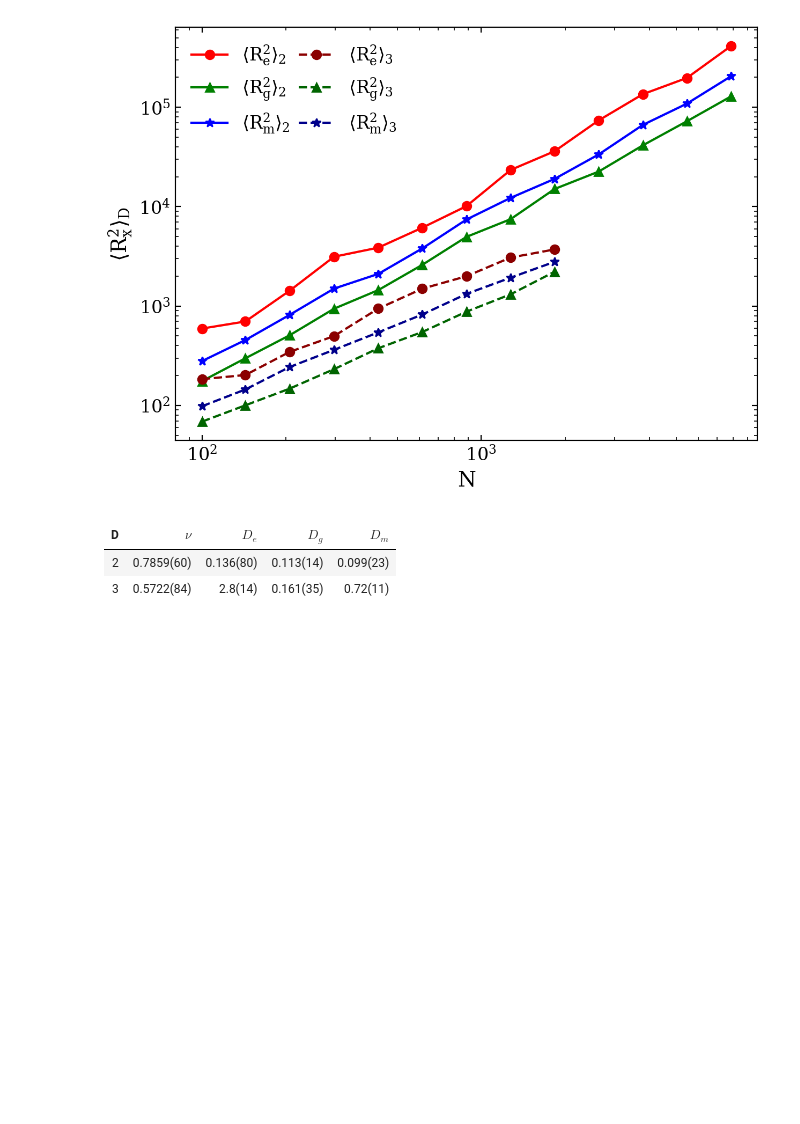
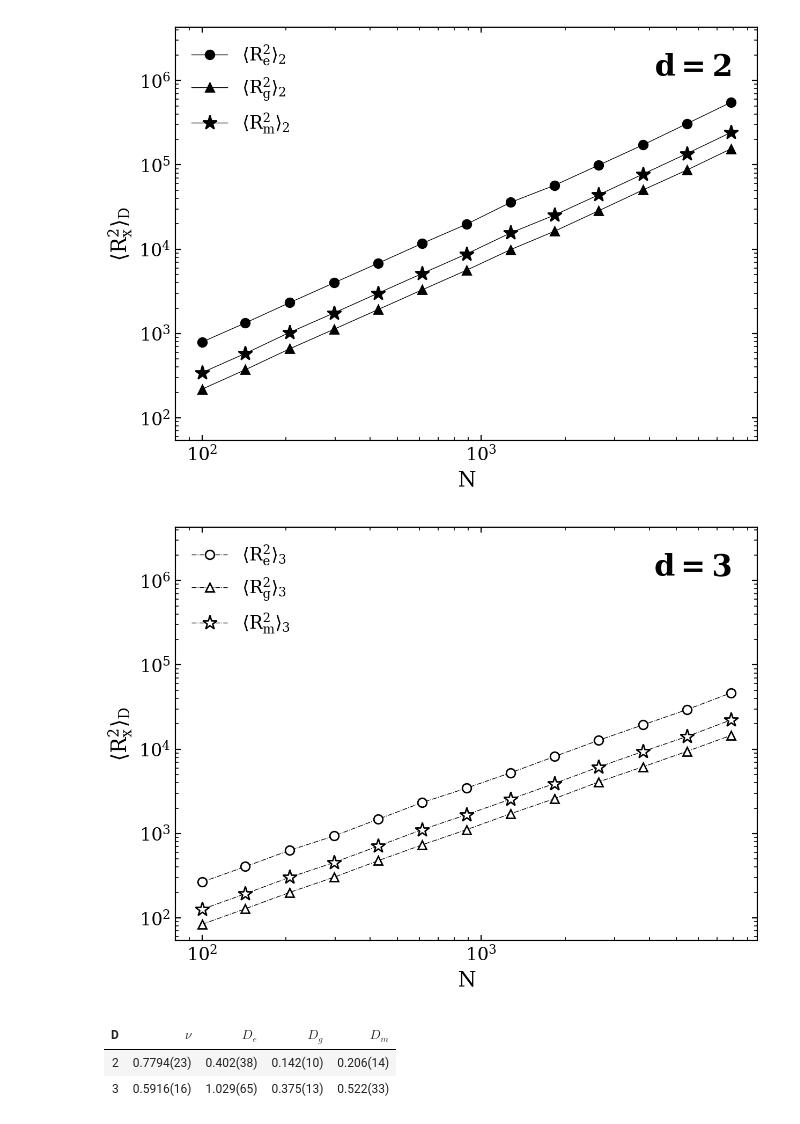
Before and after one commit to youngsm/polymers, a Jupyter notebook: notebooks/experiment_analysis.ipynb, the cells around one changed output. Drawn from its saved outputs; the diff is of its cells as text; code cells hidden in the pictures; blank space fills up the shorter version.

Commit message:
Add final experimental results

```diff
--- a/notebooks/experiment_analysis.ipynb
+++ b/notebooks/experiment_analysis.ipynb
@@ -53,30 +51,36 @@ d3_files = sorted(glob('dimer_d3*.csv'))
 d2_data = read_data(d2_files)
 d3_data = read_data(d3_files)
 # %%
-plt.figure(figsize=(7,5),dpi=200)
 def darken(color, amount=0.5):
     import matplotlib.colors as mc
     import colorsys
     c = mc.cnames[color]
     c = colorsys.rgb_to_hls(*mc.to_rgb(c))
     return colorsys.hls_to_rgb(c[0], 1 - amount * (1 - c[1]), c[2])
 
 for i,data in enumerate([d2_data,d3_data]):
-    ls = ['-','--'][i]
+    plt.figure(figsize=(7,5),dpi=200)
+    ls = ['-','-.'][i]
     D = [2,3][i]
-    colors = [['red','green','blue'],['darkred','darkgreen', 'darkblue']][i]
+    # colors = [['red','green','blue'],['darkred','darkgreen', 'darkblue']][i]
+    colors = ['k']*3
     marker = ['o', '^', '*']
-    plt.plot(data[:,0],data[:,1],ls,label=f'$\\langle R_e^2 \\rangle_{{{D}}}$', color=colors[0], marker=marker[0])
-    plt.plot(data[:,0],data[:,2],ls,label=f'$\\langle R_g^2 \\rangle_{{{D}}}$', color=colors[1], marker=marker[1])
-    plt.plot(data[:,0],data[:,3],ls,label=f'$\\langle R_m^2 \\rangle_{{{D}}}$', color=colors[2], marker=marker[2])
+    markerfacecolor = [['k']*3,['white', 'white', 'white']][i]
+    plt.plot(data[:,0],data[:,1],ls,label=f'$\\langle R_e^2 \\rangle_{{{D}}}$', color=colors[0], marker=marker[0], markerfacecolor=markerfacecolor[0], lw=0.5)
+    plt.plot(data[:,0],data[:,2],ls,label=f'$\\langle R_g^2 \\rangle_{{{D}}}$', color=colors[1], marker=marker[1], markerfacecolor=markerfacecolor[1], lw=0.5)
+    plt.plot(data[:,0],data[:,3],ls,label=f'$\\langle R_m^2 \\rangle_{{{D}}}$', color=colors[2], marker=marker[2], markerfacecolor=markerfacecolor[2], lw=0.5, markersize=10)
+    plt.xscale('log')
+    plt.yscale('log')
+    plt.ylim(54.10939259283736, 5*854777.3573472024)
+    plt.xlabel('N', fontsize=14)
+    plt.ylabel('$\\langle R_x^2 \\rangle_D$', fontsize=14)
+    plt.legend(frameon=False, fontsize=12, ncols=1, loc='upper left')
+    plt.text(data[:,0].max(), plt.ylim()[1]/2, f'$d={D}$', ha='right', va='top', fontsize=20, fontweight='bold')
+    plt.savefig(f'../data/figures/Rx2_{D}d.pdf', bbox_inches='tight')
+    plt.show()
 # plt.xlim(0,)
 # plt.ylim(0,)
-plt.xscale('log')
-plt.yscale('log')
-plt.xlabel('N', fontsize=14)
-plt.ylabel('$\\langle R_x^2 \\rangle_D$', fontsize=14)
-plt.legend(frameon=False, fontsize=12, ncols=2, columnspacing=0.5)
-plt.show()
 # %% [output]
-[figure, old version]
+[figure, new version]
+[figure, added]
 # %%
@@ -110,16 +113,7 @@ import pandas as pd
 
 
 def to_shorthand(value, uncertainty):
-    """
-    Convert a value with uncertainty to shorthand notation.
-
-    Parameters:
-    value (float): The estimated value.
-    uncertainty (float): The uncertainty in the value.
-
-    Returns:
-    str: The value with uncertainty in shorthand notation.
-    """
+    """ Convert a value with uncertainty to shorthand notation. """
     if uncertainty == 0:
         raise ValueError("Uncertainty cannot be zero.")
 
@@ -132,7 +126,9 @@ def to_shorthand(value, uncertainty):
     int_uncertainty = int(rounded_uncertainty * (10 ** uncertainty_digits))
     return f"{rounded_value}({int_uncertainty})"
 
-"""Make a table of the form
+"""
+Make a table of the form
+
 | D | $\\nu$ | $D_e$ | $D_g$ | $D_m$ |
 |---|--------|-------|-------|-------|
 | 2 |        |       |       |       |
@@ -162,10 +158,10 @@ table['$D_e$'] = Des
 table['$D_g$'] = Dgs
 table['$D_m$'] = Dms
 
-table.to_latex('results.tex', index=False, escape=False)
+table.to_latex('../data/tables/results.tex', index=False, escape=False, column_format='ccccc', bold_rows=True)
 Markdown(table.to_markdown(index=False))
 # %% [output]
 |   D | $\nu$      | $D_e$     | $D_g$     | $D_m$     |
 |----:|:-----------|:----------|:----------|:----------|
-|   2 | 0.7859(60) | 0.136(80) | 0.113(14) | 0.099(23) |
-|   3 | 0.5722(84) | 2.8(14)   | 0.161(35) | 0.72(11)  |
+|   2 | 0.7794(23) | 0.402(38) | 0.142(10) | 0.206(14) |
+|   3 | 0.5916(16) | 1.029(65) | 0.375(13) | 0.522(33) |
```
Also changed, not shown: parts of 5 cells of this notebook.
